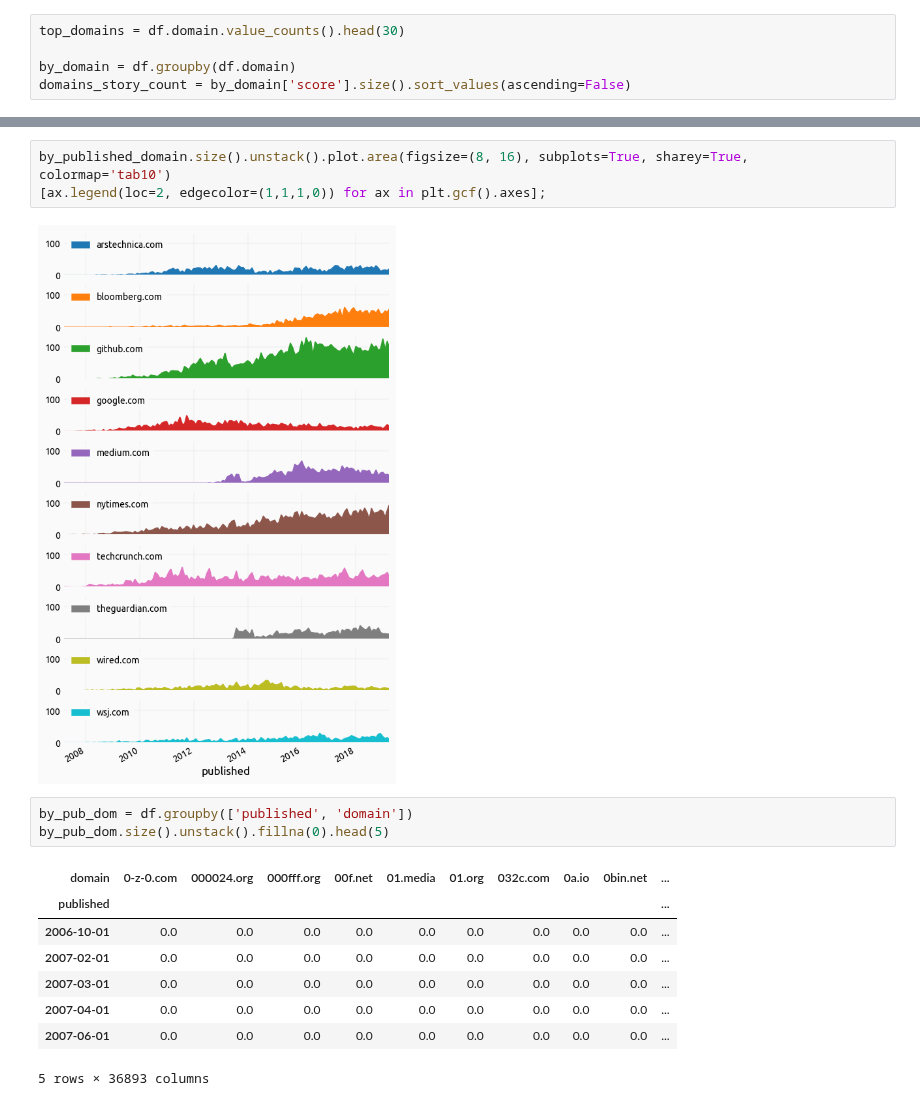
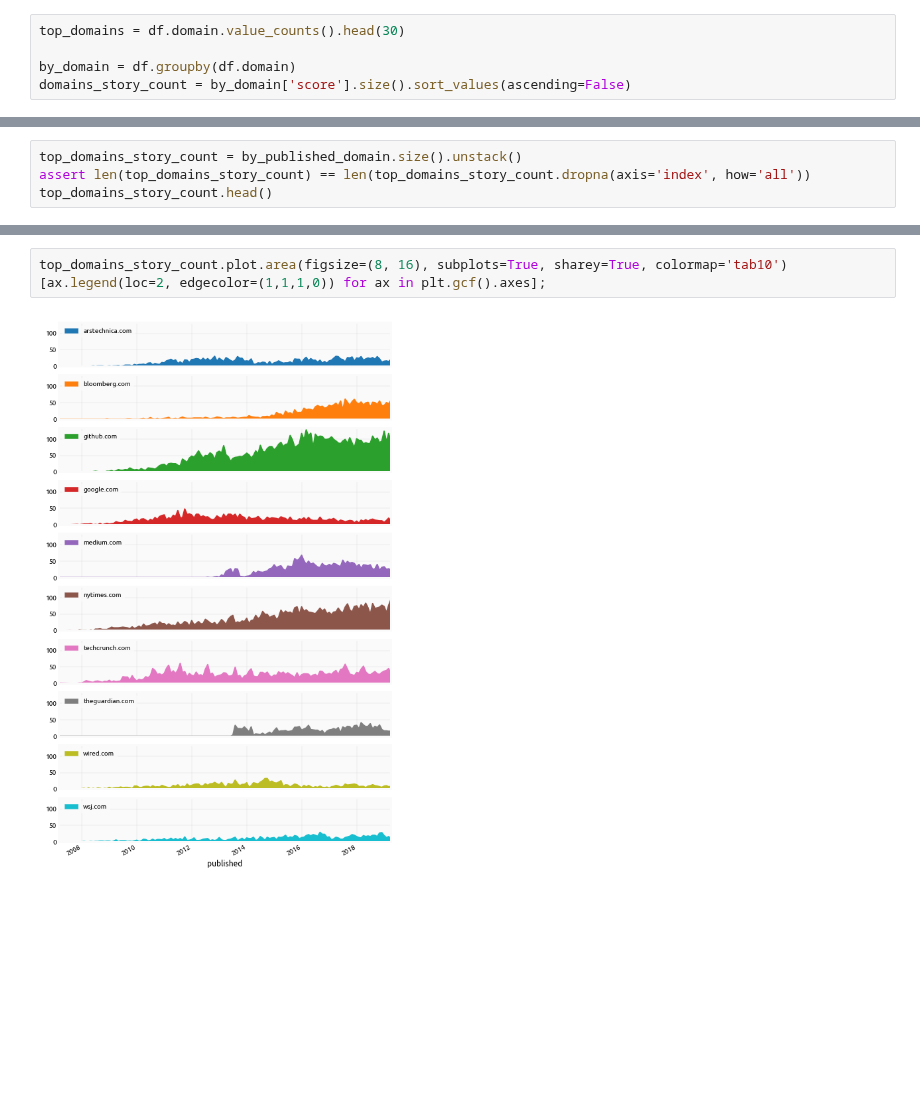
Before and after one commit to yaph/ipython-notebooks, a Jupyter notebook: hacker-news-stories.ipynb, the cells around one changed output, grey strips where cells are left out. Drawn from its saved outputs; the diff is of its cells as text; blank space fills up the shorter version.

```diff
--- a/hacker-news-stories.ipynb
+++ b/hacker-news-stories.ipynb
@@ -68,0 +69,4 @@ domains_story_count[:10][::-1].plot.barh(figsize=(6, 6));
+# %%
+top_domains_story_count = by_published_domain.size().unstack()
+assert len(top_domains_story_count) == len(top_domains_story_count.dropna(axis='index', how='all'))
+top_domains_story_count.head()
@@ -78,20 +88,8 @@ by_published_domain.size().unstack().plot(kind='area', figsize=(12, 8), stacked=
 # %%
-by_published_domain.size().unstack().plot.area(figsize=(8, 16), subplots=True, sharey=True, colormap='tab10')
+top_domains_story_count.plot.area(figsize=(8, 16), subplots=True, sharey=True, colormap='tab10')
 [ax.legend(loc=2, edgecolor=(1,1,1,0)) for ax in plt.gcf().axes];
 # %% [output]
-[figure, old version]
+[figure, new version]
-# %%
-by_pub_dom = df.groupby(['published', 'domain'])
-by_pub_dom.size().unstack().fillna(0).head(5)
-# %% [output]
-| domain | 0-z-0.com | 000024.org | 000fff.org | 00f.net | 01.media | 01.org | 032c.com | 0a.io | 0bin.net | ... |
-| published |  |  |  |  |  |  |  |  |  | ... |
-| 2006-10-01 | 0.0 | 0.0 | 0.0 | 0.0 | 0.0 | 0.0 | 0.0 | 0.0 | 0.0 | ... |
-| 2007-02-01 | 0.0 | 0.0 | 0.0 | 0.0 | 0.0 | 0.0 | 0.0 | 0.0 | 0.0 | ... |
-| 2007-03-01 | 0.0 | 0.0 | 0.0 | 0.0 | 0.0 | 0.0 | 0.0 | 0.0 | 0.0 | ... |
-| 2007-04-01 | 0.0 | 0.0 | 0.0 | 0.0 | 0.0 | 0.0 | 0.0 | 0.0 | 0.0 | ... |
-| 2007-06-01 | 0.0 | 0.0 | 0.0 | 0.0 | 0.0 | 0.0 | 0.0 | 0.0 | 0.0 | ... |
-5 rows × 36893 columns
 # %%
 import itertools
 
```
Also changed, not shown: parts of 10 cells of this notebook.
